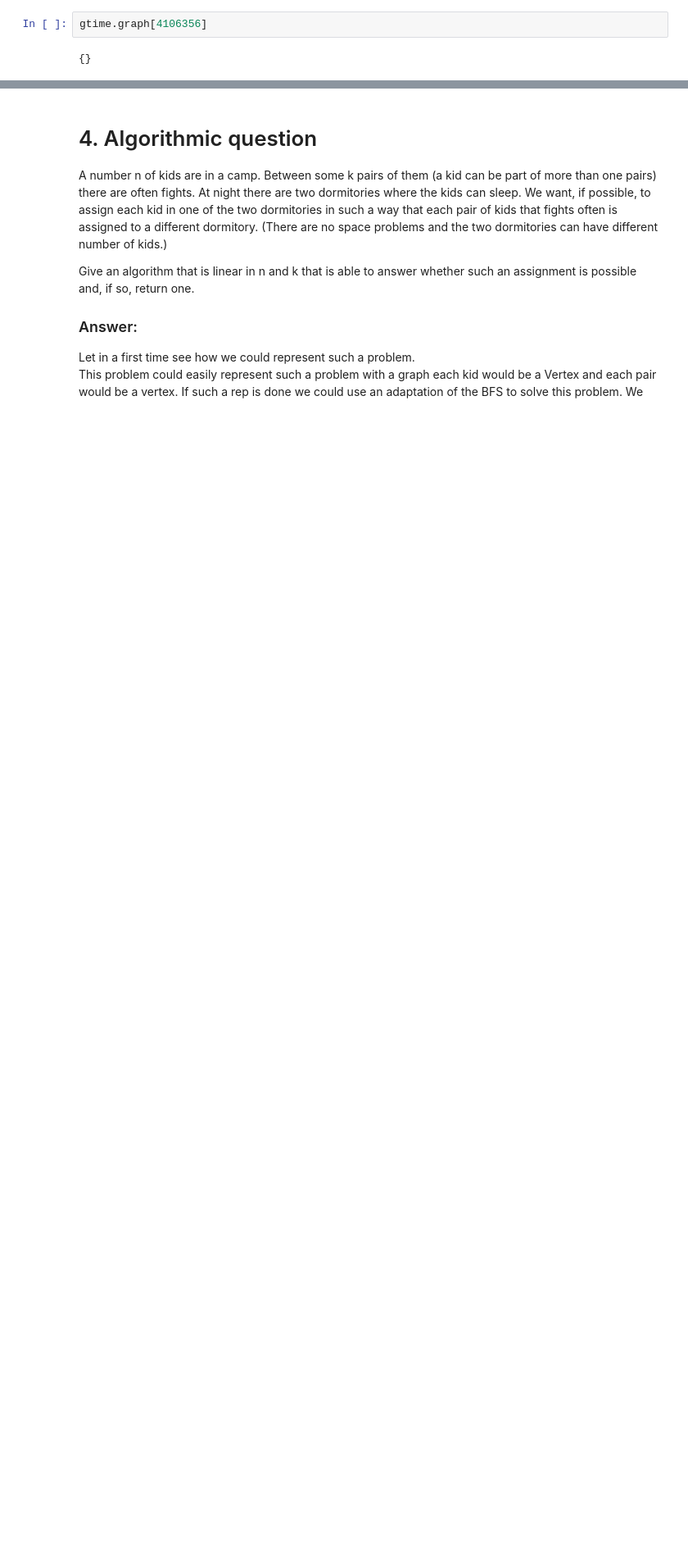
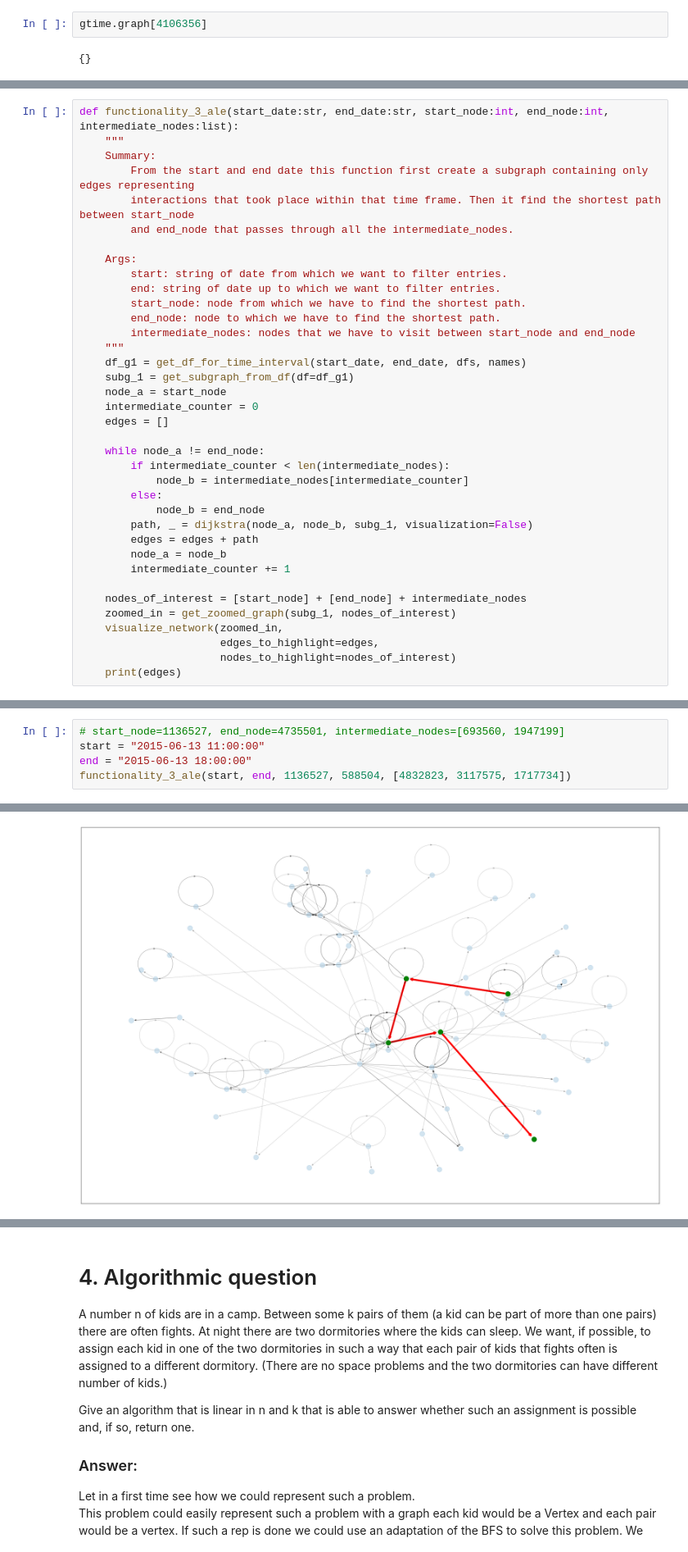
Before and after one commit to arthurgof/ADM-HW5, a Jupyter notebook: main.ipynb, the cells around one changed output, grey strips where cells are left out. Shown at 82% size. Cells and saved outputs as stored; diff of their text form; blank space fills up the shorter version.

```diff
--- a/main.ipynb
+++ b/main.ipynb
@@ -928,0 +906,37 @@ gtime.graph[4106356]
+# %%
+def functionality_3_ale(start_date:str, end_date:str, start_node:int, end_node:int, intermediate_nodes:list):
+    """
+    Summary:
+        From the start and end date this function first create a subgraph containing only edges representing
+        interactions that took place within that time frame. Then it find the shortest path between start_node
+        and end_node that passes through all the intermediate_nodes.
+
+    Args:
+        start: string of date from which we want to filter entries.
+        end: string of date up to which we want to filter entries.
+        start_node: node from which we have to find the shortest path.
+        end_node: node to which we have to find the shortest path.
+        intermediate_nodes: nodes that we have to visit between start_node and end_node
+    """
+    df_g1 = get_df_for_time_interval(start_date, end_date, dfs, names)
+    subg_1 = get_subgraph_from_df(df=df_g1)
+    node_a = start_node
+    intermediate_counter = 0
+    edges = []
+
+    while node_a != end_node:
+        if intermediate_counter < len(intermediate_nodes):
+            node_b = intermediate_nodes[intermediate_counter]
+        else:
+            node_b = end_node
+        path, _ = dijkstra(node_a, node_b, subg_1, visualization=False)
+        edges = edges + path
+        node_a = node_b
+        intermediate_counter += 1
+
+    nodes_of_interest = [start_node] + [end_node] + intermediate_nodes
+    zoomed_in = get_zoomed_graph(subg_1, nodes_of_interest)
+    visualize_network(zoomed_in,
+                      edges_to_highlight=edges,
+                      nodes_to_highlight=nodes_of_interest)
+    print(edges)
@@ -928,0 +945,6 @@ gtime.graph[4106356]
+# %%
+# start_node=1136527, end_node=4735501, intermediate_nodes=[693560, 1947199]
+start = "2015-06-13 11:00:00"
+end = "2015-06-13 18:00:00"
+functionality_3_ale(start, end, 1136527, 588504, [4832823, 3117575, 1717734])
+# %% [output]
@@ -928,0 +953 @@ gtime.graph[4106356]
+[figure, added]
```
Also changed, not shown: parts of 53 cells of this notebook.
